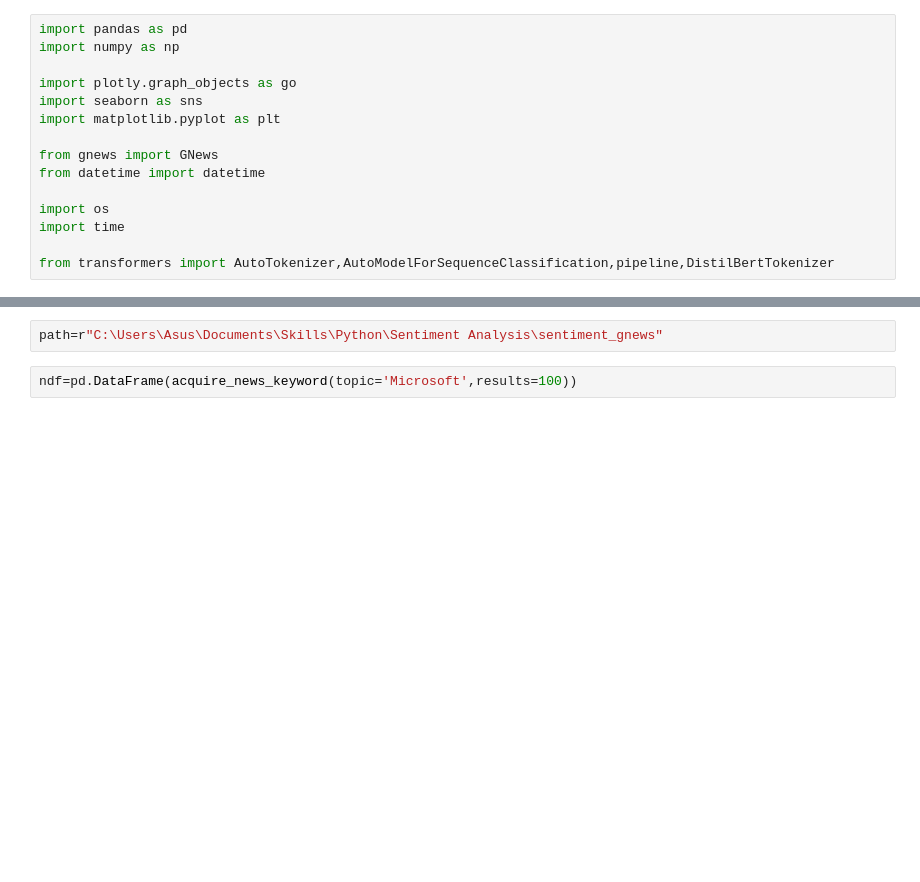
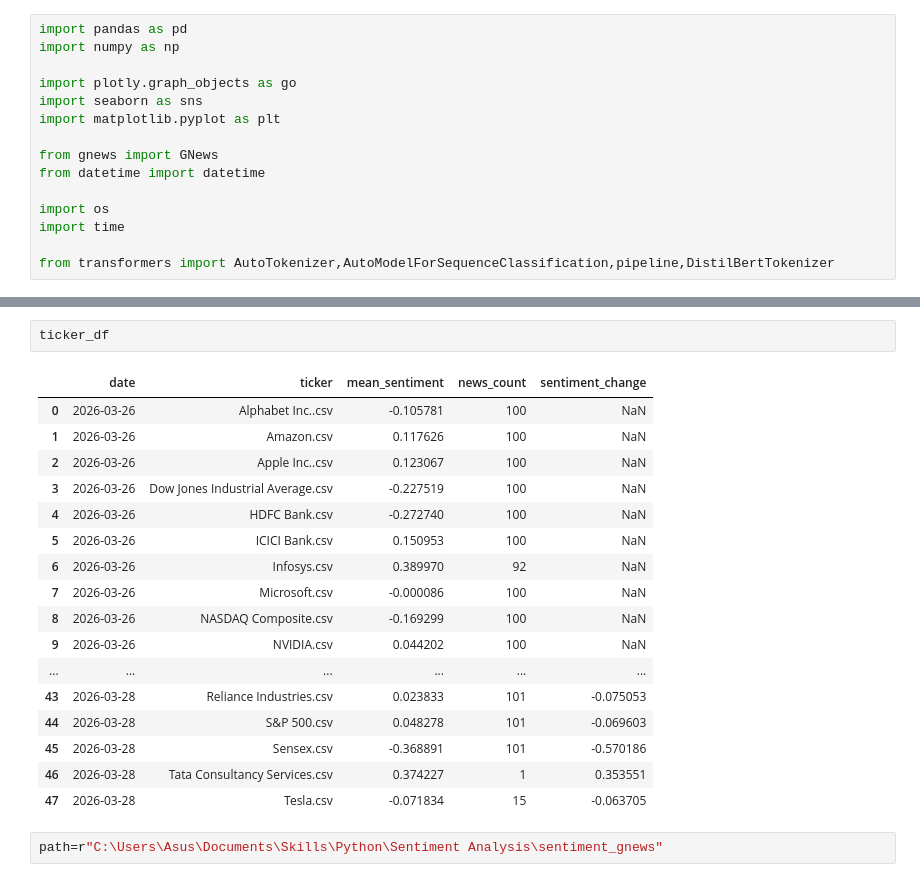
Before and after one commit to ajiteshsi/test_2, a Jupyter notebook: sentiment_gnews.ipynb, the cells around one changed output, grey strips where cells are left out. Drawn from its saved outputs; the diff is of its cells as text; blank space fills up the shorter version.

```diff
--- a/sentiment_gnews.ipynb
+++ b/sentiment_gnews.ipynb
@@ -87,4 +227,22 @@ def acquire_sentiment(new_news: pd.DataFrame):
+# %%
+ticker_df
+# %% [output]
+|  | date | ticker | mean_sentiment | news_count | sentiment_change |
+| 0 | 2026-03-26 | Alphabet Inc..csv | -0.105781 | 100 | NaN |
+| 1 | 2026-03-26 | Amazon.csv | 0.117626 | 100 | NaN |
+| 2 | 2026-03-26 | Apple Inc..csv | 0.123067 | 100 | NaN |
+| 3 | 2026-03-26 | Dow Jones Industrial Average.csv | -0.227519 | 100 | NaN |
+| 4 | 2026-03-26 | HDFC Bank.csv | -0.272740 | 100 | NaN |
+| 5 | 2026-03-26 | ICICI Bank.csv | 0.150953 | 100 | NaN |
+| 6 | 2026-03-26 | Infosys.csv | 0.389970 | 92 | NaN |
+| 7 | 2026-03-26 | Microsoft.csv | -0.000086 | 100 | NaN |
+| 8 | 2026-03-26 | NASDAQ Composite.csv | -0.169299 | 100 | NaN |
+| 9 | 2026-03-26 | NVIDIA.csv | 0.044202 | 100 | NaN |
+| ... | ... | ... | ... | ... | ... |
+| 43 | 2026-03-28 | Reliance Industries.csv | 0.023833 | 101 | -0.075053 |
+| 44 | 2026-03-28 | S&P 500.csv | 0.048278 | 101 | -0.069603 |
+| 45 | 2026-03-28 | Sensex.csv | -0.368891 | 101 | -0.570186 |
+| 46 | 2026-03-28 | Tata Consultancy Services.csv | 0.374227 | 1 | 0.353551 |
+| 47 | 2026-03-28 | Tesla.csv | -0.071834 | 15 | -0.063705 |
 # %%
 path=r"C:\Users\Asus\Documents\Skills\Python\Sentiment Analysis\sentiment_gnews"
-# %%
-ndf=pd.DataFrame(acquire_news_keyword(topic='Microsoft',results=100))
```
Also changed, not shown: parts of 29 cells of this notebook.
